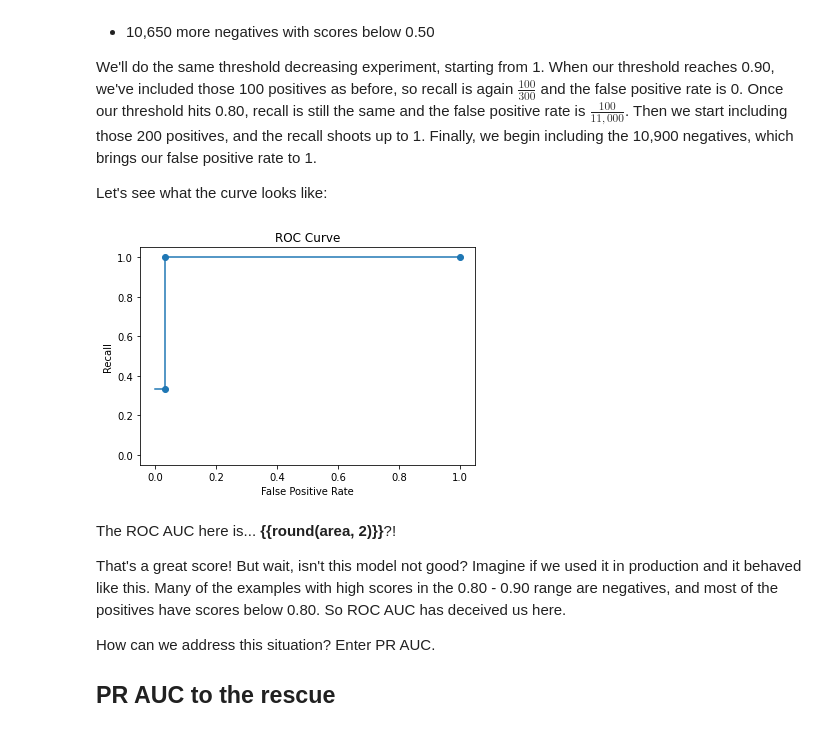
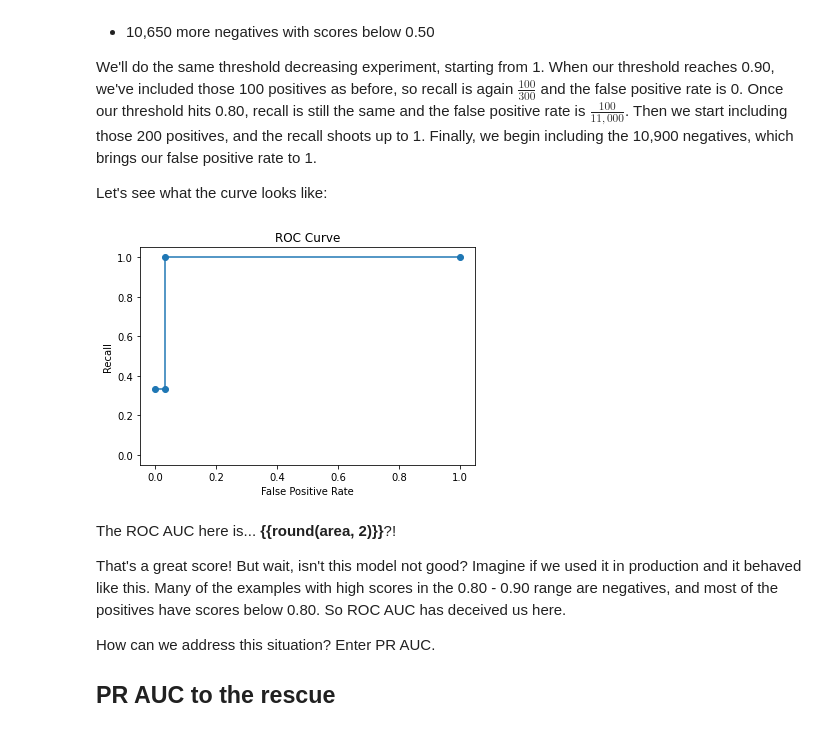
Before and after one commit to alexandermoore/alexandermoore.github.io, a Jupyter notebook: src/python/ROC-Vs-PR-AUC.ipynb, the cells around one changed output. Saved outputs shown, nothing was run; the diff lists cells and outputs as text; code cells hidden in the pictures.

```diff
--- a/src/python/ROC-Vs-PR-AUC.ipynb
+++ b/src/python/ROC-Vs-PR-AUC.ipynb
@@ -218,27 +218,27 @@ Let's see what the curve looks like:
 # %%
 # HIDE_INPUT
 scores = np.concatenate([np.ones(100), np.ones(350) * 0.80, np.ones(200) * 0.50, np.ones(10650) * 0.10])
 labels = np.concatenate([np.ones(100), np.zeros(350), np.ones(200), np.zeros(10650)])
 ys, xs, area = roc_curve(scores, labels, np.linspace(0.0, 1.0, 100))
 draw_curve(
     xs,
     ys,
     title="ROC Curve",
     xlabel="False Positive Rate",
     ylabel="Recall",
     style='line',
     show=False)
-ys, xs, _ = roc_curve(scores, labels, [0.80, 0.50, 0.0])
+ys, xs, _ = roc_curve(scores, labels, [0.90, 0.80, 0.50, 0.0])
 draw_curve(
     xs,
     ys,
     title="ROC Curve",
     xlabel="False Positive Rate",
     ylabel="Recall",
     style='scatter',
     show=True)
 # %% [output]
-[figure, old version]
+[figure, new version]
 # %% [markdown]
 The ROC AUC here is... **{{round(area, 2)}}**?!
 
```
Also changed, not shown: parts of 1 cell of this notebook.
